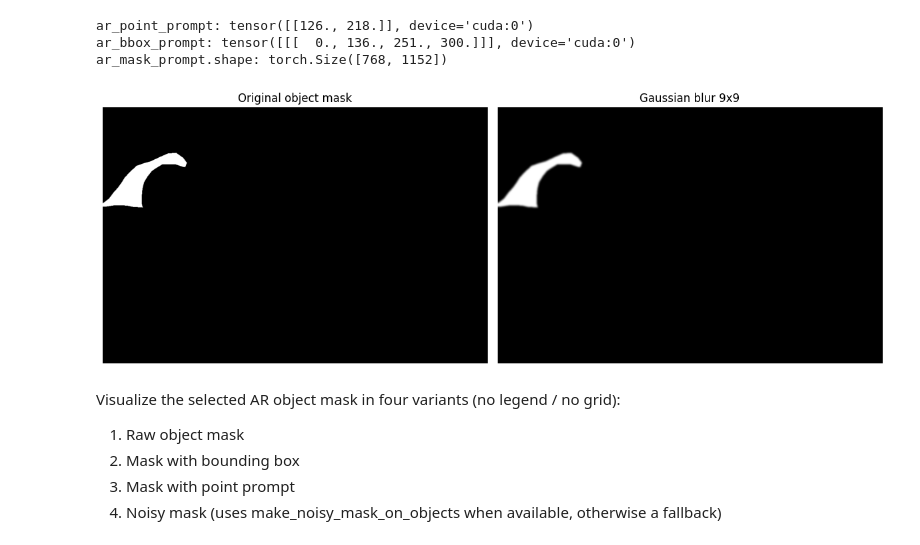
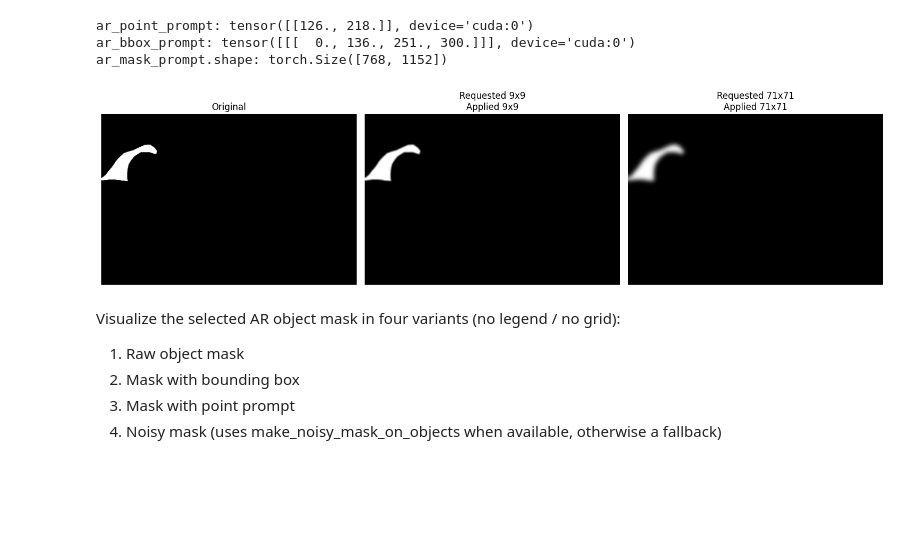
Before and after one commit to thangible/ClimateSAM, a Jupyter notebook: documentation.ipynb, the cells around one changed output. Saved outputs shown, nothing was run; the diff lists cells and outputs as text; code cells hidden in the pictures; blank space fills up the shorter version.

```diff
--- a/documentation.ipynb
+++ b/documentation.ipynb
@@ -457,46 +581,53 @@ ar_point_prompt: tensor([[126., 218.]], device='cuda:0')
 ar_bbox_prompt: tensor([[[  0., 136., 251., 300.]]], device='cuda:0')
 ar_mask_prompt.shape: torch.Size([768, 1152])
 # %%
-# Apply a 9x9 Gaussian blur to `obj` and plot original vs blurred.
-# Relies on existing notebook variables: obj, cv2, np, plt, torch
+# Show Gaussian blur results for requested kernel sizes (9x9, 15x15, 20x20).
+# Uses existing notebook variables: obj, cv2, np, plt, torch
 
 # prepare numpy array from obj (move to CPU if needed)
 if isinstance(obj, torch.Tensor):
     arr = obj.detach().cpu().numpy()
 else:
     arr = np.array(obj)
 
 # collapse possible channel/batch dims -> (H, W)
 if arr.ndim == 4:           # (N, C, H, W)
     arr = arr[0]
 if arr.ndim == 3 and arr.shape[0] == 1:  # (1, H, W)
     arr = arr[0]
 elif arr.ndim == 3 and arr.shape[0] != 1:  # (C, H, W)
     arr = arr.max(axis=0)
 
 # ensure float32 in [0,1] for plotting/blur
 arr = arr.astype(np.float32)
 arr = np.clip(arr, 0.0, 1.0)
 
-# apply Gaussian blur with 9x9 kernel
-blurred = cv2.GaussianBlur(arr, (15, 15), sigmaX=0)
+kernel_requests = [9, 71]  # user-requested sizes
+blurred_list = []
+applied_kernels = []
+for k in kernel_requests:
+    # OpenCV requires odd kernel sizes; if even, bump to next odd
+    applied = k if (k % 2 == 1 and k > 0) else (k + 1)
+    applied_kernels.append(applied)
+    blurred = cv2.GaussianBlur(arr, (applied, applied), sigmaX=10)
+    blurred_list.append(blurred)
 
-# plot side-by-side
-plt.figure(figsize=(12, 6))
-plt.subplot(1, 2, 1)
-plt.imshow(arr, cmap='gray', vmin=0, vmax=1)
-plt.title('Original object mask')
-plt.axis('off')
+# plot original + blurred variants side-by-side
+n = len(blurred_list) + 1
+fig, axes = plt.subplots(1, n, figsize=(5 * n, 6))
+axes[0].imshow(arr, cmap='gray', vmin=0, vmax=1)
+axes[0].set_title('Original')
+axes[0].axis('off')
 
-plt.subplot(1, 2, 2)
-plt.imshow(blurred, cmap='gray', vmin=0, vmax=1)
-plt.title('Gaussian blur 9x9')
-plt.axis('off')
+for i, (k_req, k_applied, bimg) in enumerate(zip(kernel_requests, applied_kernels, blurred_list), start=1):
+    axes[i].imshow(bimg, cmap='gray', vmin=0, vmax=1)
+    axes[i].set_title(f'Requested {k_req}x{k_req}\nApplied {k_applied}x{k_applied}')
+    axes[i].axis('off')
 
 plt.tight_layout()
 plt.show()
 # %% [output]
-[figure, old version]
+[figure, new version]
 # %% [markdown]
 Visualize the selected AR object mask in four variants (no legend / no grid):
 
```
Also changed, not shown: parts of 3 cells of this notebook, 1 other file.
